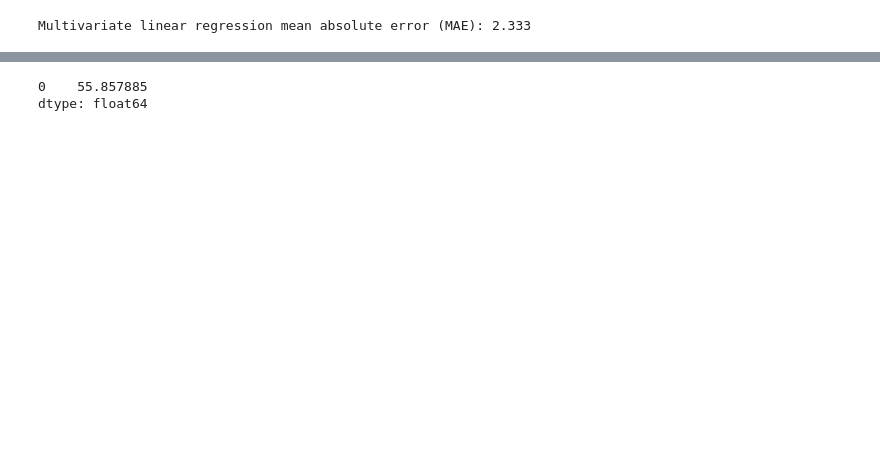
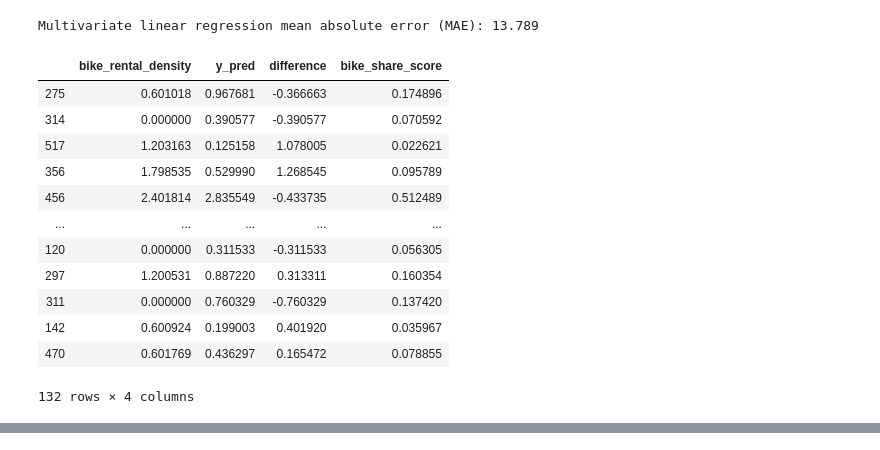
Before and after one commit to peterlzhang/better-bike-share, a Jupyter notebook: bike_share_analysis/train_predict_bike_share.ipynb, the cells around one changed output, grey strips where cells are left out. Drawn from its saved outputs; the diff is of its cells as text; code cells hidden in the pictures; blank space fills up the shorter version.

Commit message:
train predict nb
- train and predict captures the qualitative distribution of bike shares in chicago.
- Could change it to factor in

```diff
--- a/bike_share_analysis/train_predict_bike_share.ipynb
+++ b/bike_share_analysis/train_predict_bike_share.ipynb
@@ -91,7 +55,8 @@ def gridify_polygon(poly,grid_spacing):
 # %%
 folder_name = 'OSM_geo_data/'
-root_name = 'glasgow'
-place = 'Glasgow City, Scotland, UK'
+root_name = 'chicago'
+# place = 'Glasgow City, Scotland, UK'
+place = 'Chicago, Illinois, USA'
 
 filename_cleaned_df = folder_name + root_name + '_feature_target_table.geojson'
 filename_grid = folder_name + root_name + '_grid.geojson'
@@ -144,7 +109,32 @@ y_pred = bike_share_LM.predict(X_test)
 y_pred[y_pred <0] = 0
 print('Multivariate linear regression mean absolute error (MAE): %4.3f' % metrics.mean_absolute_error(np.expm1(y_test),np.expm1(y_pred)))
 # %% [output]
-Multivariate linear regression mean absolute error (MAE): 2.333
+Multivariate linear regression mean absolute error (MAE): 13.789
+# %%
+comparison = y_test.copy()
+comparison['y_pred'] = y_pred
+comparison['difference'] = y_test - y_pred
+
+# get grid index of positive bike share locations
+bike_share_pos_ind = list(comparison[comparison.y_pred > 0].index)
+comparison['bike_share_score'] =  comparison.y_pred / comparison.y_pred.max()
+comparison
+
+comparison
+# %% [output]
+|  | bike_rental_density | y_pred | difference | bike_share_score |
+| 275 | 0.601018 | 0.967681 | -0.366663 | 0.174896 |
+| 314 | 0.000000 | 0.390577 | -0.390577 | 0.070592 |
+| 517 | 1.203163 | 0.125158 | 1.078005 | 0.022621 |
+| 356 | 1.798535 | 0.529990 | 1.268545 | 0.095789 |
+| 456 | 2.401814 | 2.835549 | -0.433735 | 0.512489 |
+| ... | ... | ... | ... | ... |
+| 120 | 0.000000 | 0.311533 | -0.311533 | 0.056305 |
+| 297 | 1.200531 | 0.887220 | 0.313311 | 0.160354 |
+| 311 | 0.000000 | 0.760329 | -0.760329 | 0.137420 |
+| 142 | 0.600924 | 0.199003 | 0.401920 | 0.035967 |
+| 470 | 0.601769 | 0.436297 | 0.165472 | 0.078855 |
+132 rows × 4 columns
 # %%
 m = folium.Map([city.geometry.centroid.y, city.geometry.centroid.x],
                zoom_start=11,
@@ -194,7 +183,2 @@ comparison
-# %%
-city.geometry.centroid.y
-# %% [output]
-0    55.857885
-dtype: float64
 # %%
 all_amenities.head()
```
Also changed, not shown: parts of 3 cells of this notebook, 9 other files.
